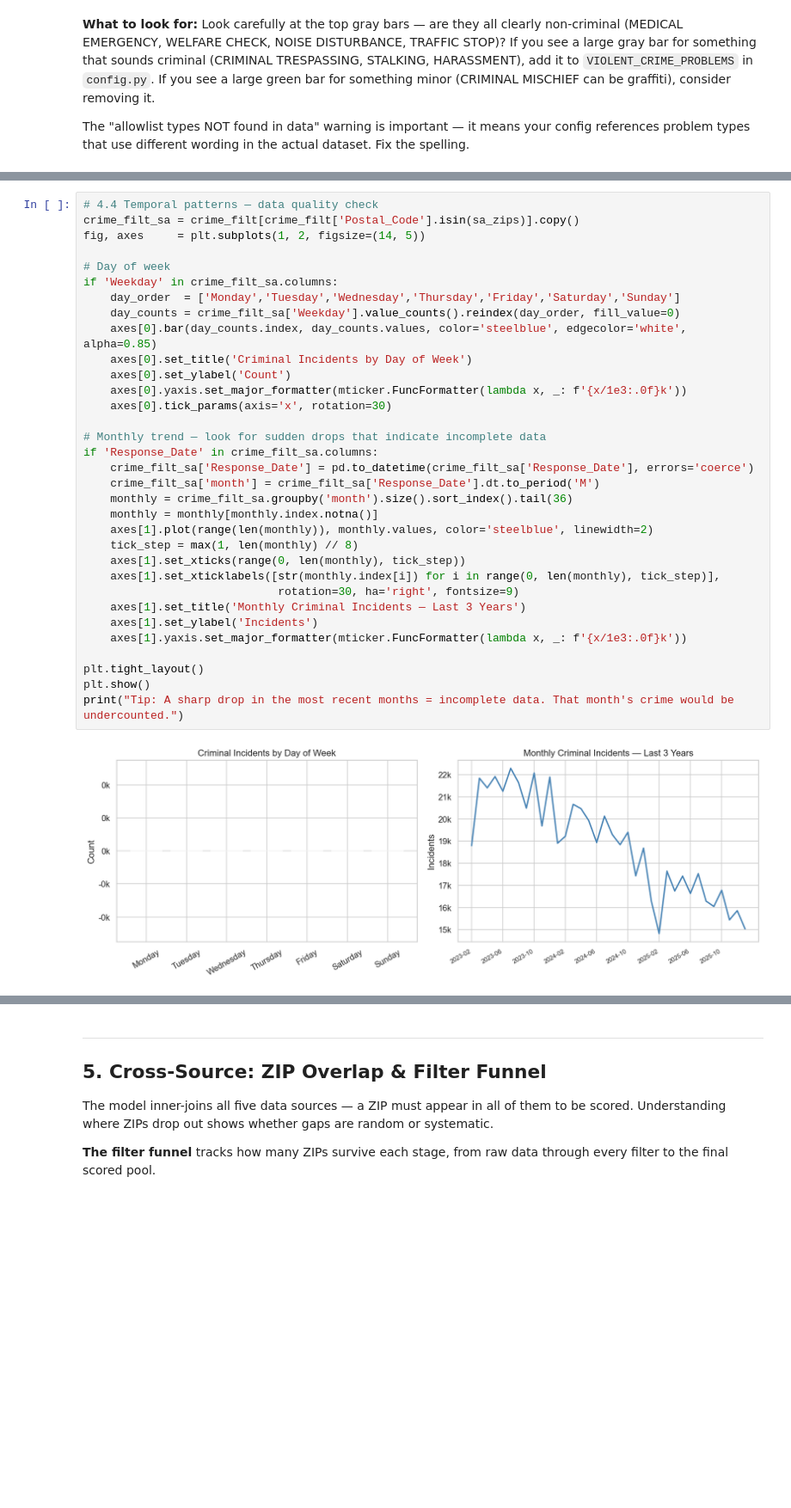
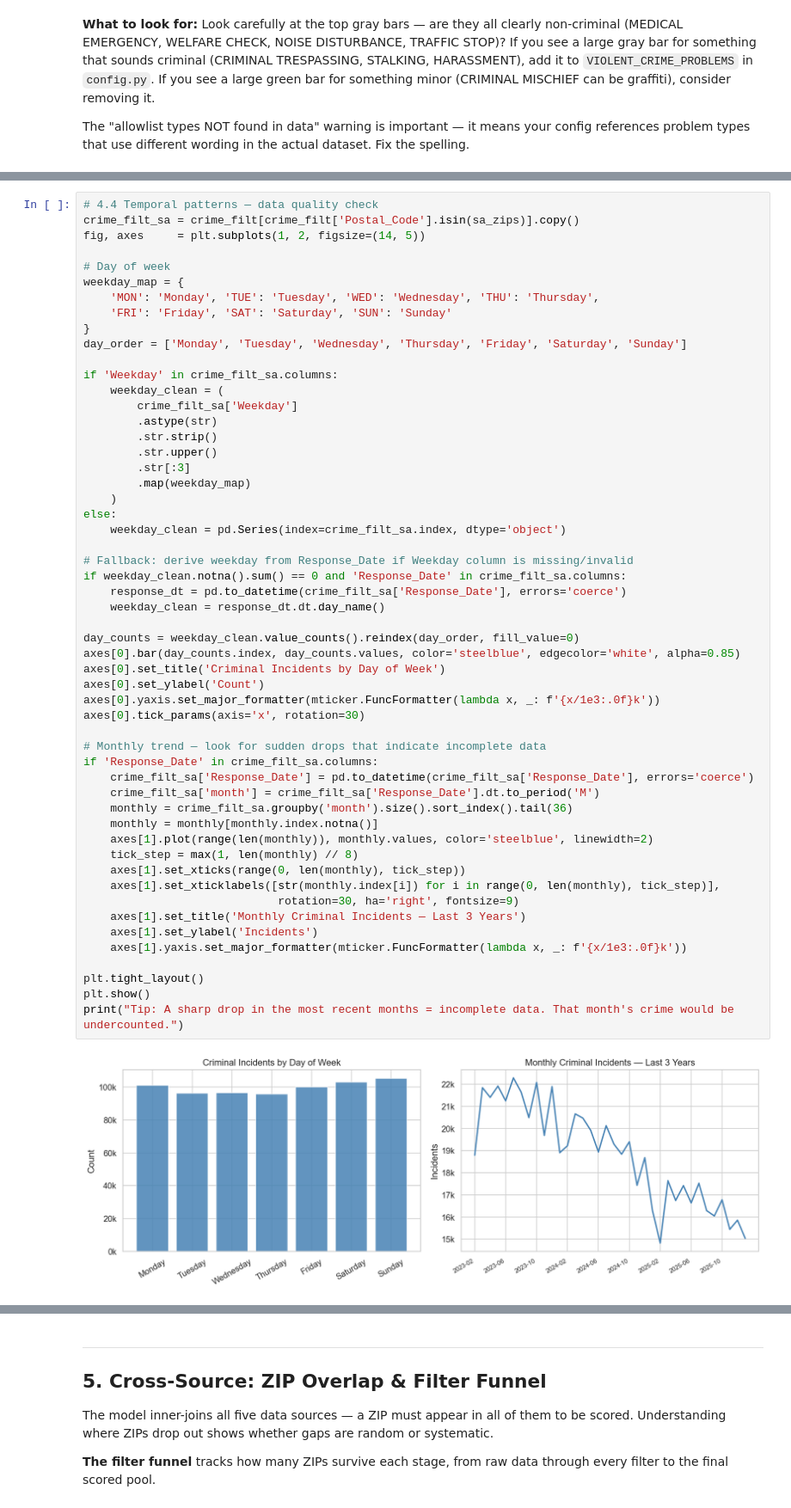
Before and after one commit to asndiallo/satx_house_hack_model, a Jupyter notebook: notebooks/01_eda.ipynb, the cells around one changed output, grey strips where cells are left out. Shown at 86% size. Saved outputs shown, nothing was run; the diff lists cells and outputs as text; blank space fills up the shorter version.

```diff
--- a/notebooks/01_eda.ipynb
+++ b/notebooks/01_eda.ipynb
@@ -787,38 +795,59 @@ SA ZIPs passing: 30 of 66
 # %%
 # 4.4 Temporal patterns — data quality check
 crime_filt_sa = crime_filt[crime_filt['Postal_Code'].isin(sa_zips)].copy()
 fig, axes     = plt.subplots(1, 2, figsize=(14, 5))
 
 # Day of week
+weekday_map = {
+    'MON': 'Monday', 'TUE': 'Tuesday', 'WED': 'Wednesday', 'THU': 'Thursday',
+    'FRI': 'Friday', 'SAT': 'Saturday', 'SUN': 'Sunday'
+}
+day_order = ['Monday', 'Tuesday', 'Wednesday', 'Thursday', 'Friday', 'Saturday', 'Sunday']
+
 if 'Weekday' in crime_filt_sa.columns:
-    day_order  = ['Monday','Tuesday','Wednesday','Thursday','Friday','Saturday','Sunday']
-    day_counts = crime_filt_sa['Weekday'].value_counts().reindex(day_order, fill_value=0)
-    axes[0].bar(day_counts.index, day_counts.values, color='steelblue', edgecolor='white', alpha=0.85)
-    axes[0].set_title('Criminal Incidents by Day of Week')
-    axes[0].set_ylabel('Count')
-    axes[0].yaxis.set_major_formatter(mticker.FuncFormatter(lambda x, _: f'{x/1e3:.0f}k'))
-    axes[0].tick_params(axis='x', rotation=30)
+    weekday_clean = (
+        crime_filt_sa['Weekday']
+        .astype(str)
+        .str.strip()
+        .str.upper()
+        .str[:3]
+        .map(weekday_map)
+    )
+else:
+    weekday_clean = pd.Series(index=crime_filt_sa.index, dtype='object')
+
+# Fallback: derive weekday from Response_Date if Weekday column is missing/invalid
+if weekday_clean.notna().sum() == 0 and 'Response_Date' in crime_filt_sa.columns:
+    response_dt = pd.to_datetime(crime_filt_sa['Response_Date'], errors='coerce')
+    weekday_clean = response_dt.dt.day_name()
+
+day_counts = weekday_clean.value_counts().reindex(day_order, fill_value=0)
+axes[0].bar(day_counts.index, day_counts.values, color='steelblue', edgecolor='white', alpha=0.85)
+axes[0].set_title('Criminal Incidents by Day of Week')
+axes[0].set_ylabel('Count')
+axes[0].yaxis.set_major_formatter(mticker.FuncFormatter(lambda x, _: f'{x/1e3:.0f}k'))
+axes[0].tick_params(axis='x', rotation=30)
 
 # Monthly trend — look for sudden drops that indicate incomplete data
 if 'Response_Date' in crime_filt_sa.columns:
     crime_filt_sa['Response_Date'] = pd.to_datetime(crime_filt_sa['Response_Date'], errors='coerce')
     crime_filt_sa['month'] = crime_filt_sa['Response_Date'].dt.to_period('M')
     monthly = crime_filt_sa.groupby('month').size().sort_index().tail(36)
     monthly = monthly[monthly.index.notna()]
     axes[1].plot(range(len(monthly)), monthly.values, color='steelblue', linewidth=2)
     tick_step = max(1, len(monthly) // 8)
     axes[1].set_xticks(range(0, len(monthly), tick_step))
     axes[1].set_xticklabels([str(monthly.index[i]) for i in range(0, len(monthly), tick_step)],
                              rotation=30, ha='right', fontsize=9)
     axes[1].set_title('Monthly Criminal Incidents — Last 3 Years')
     axes[1].set_ylabel('Incidents')
     axes[1].yaxis.set_major_formatter(mticker.FuncFormatter(lambda x, _: f'{x/1e3:.0f}k'))
 
 plt.tight_layout()
 plt.show()
 print("Tip: A sharp drop in the most recent months = incomplete data. That month's crime would be undercounted.")
 # %% [output]
-[figure, old version]
+[figure, new version]
 Tip: A sharp drop in the most recent months = incomplete data. That month's crime would be undercounted.
 # %% [markdown]
 ---
```
Also changed, not shown: parts of 12 cells of this notebook, 4 other files.
